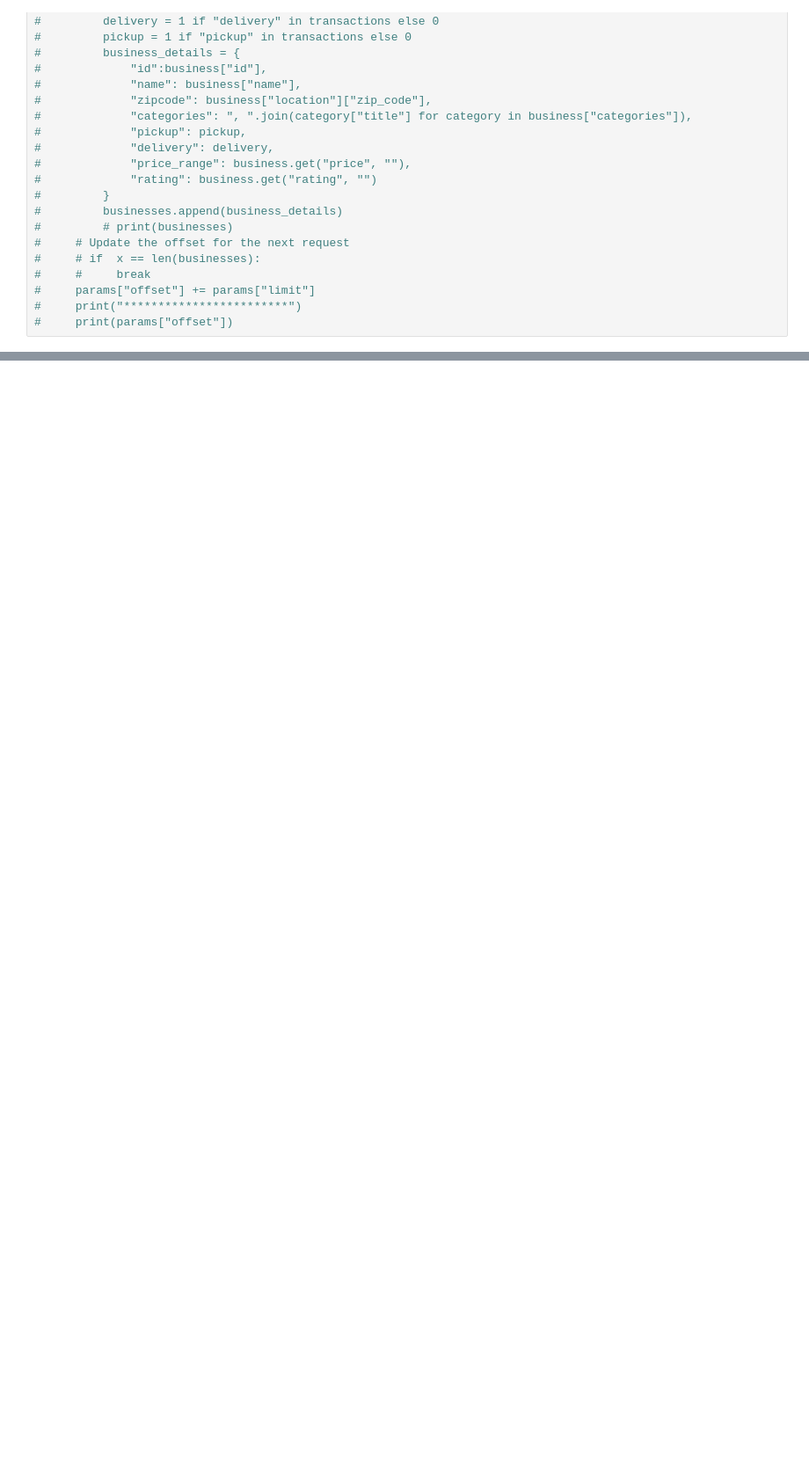
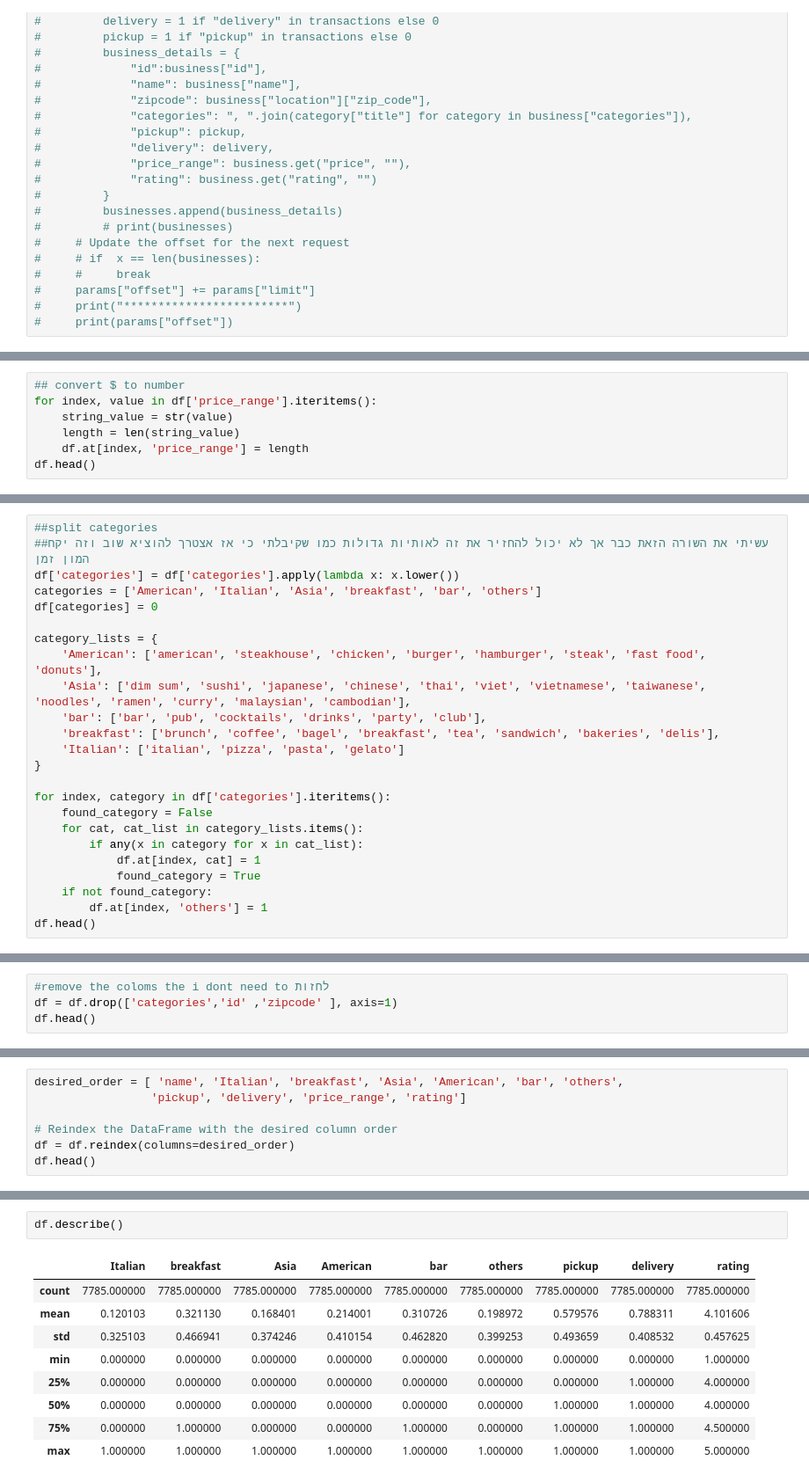
Before and after one commit to NadavMargaliot/Project_Data_Science, a Jupyter notebook: Data Science .ipynb, the cells around one changed output, grey strips where cells are left out. Shown at 88% size. Cells and saved outputs as stored; diff of their text form; blank space fills up the shorter version.

```diff
--- a/Data Science .ipynb
+++ b/Data Science .ipynb
@@ -154,0 +163,7 @@ print(data.get("hours", []))
+# %%
+## convert $ to number
+for index, value in df['price_range'].iteritems():
+    string_value = str(value)
+    length = len(string_value)
+    df.at[index, 'price_range'] = length
+df.head()
@@ -154,0 +177,24 @@ print(data.get("hours", []))
+# %%
+##split categories
+##עשיתי את השורה הזאת כבר אך לא יכול להחזיר את זה לאותיות גדולות כמו שקיבלתי כי אז אצטרך להוציא שוב וזה יקח המון זמן
+df['categories'] = df['categories'].apply(lambda x: x.lower())
+categories = ['American', 'Italian', 'Asia', 'breakfast', 'bar', 'others']
+df[categories] = 0
+
+category_lists = {
+    'American': ['american', 'steakhouse', 'chicken', 'burger', 'hamburger', 'steak', 'fast food', 'donuts'],
+    'Asia': ['dim sum', 'sushi', 'japanese', 'chinese', 'thai', 'viet', 'vietnamese', 'taiwanese', 'noodles', 'ramen', 'curry', 'malaysian', 'cambodian'],
+    'bar': ['bar', 'pub', 'cocktails', 'drinks', 'party', 'club'],
+    'breakfast': ['brunch', 'coffee', 'bagel', 'breakfast', 'tea', 'sandwich', 'bakeries', 'delis'],
+    'Italian': ['italian', 'pizza', 'pasta', 'gelato']
+}
+
+for index, category in df['categories'].iteritems():
+    found_category = False
+    for cat, cat_list in category_lists.items():
+        if any(x in category for x in cat_list):
+            df.at[index, cat] = 1
+            found_category = True
+    if not found_category:
+        df.at[index, 'others'] = 1
+df.head()
@@ -154,0 +208,4 @@ print(data.get("hours", []))
+# %%
+#remove the coloms the i dont need to לחזות
+df = df.drop(['categories','id' ,'zipcode' ], axis=1)
+df.head()
@@ -154,0 +219,7 @@ print(data.get("hours", []))
+# %%
+desired_order = [ 'name', 'Italian', 'breakfast', 'Asia', 'American', 'bar', 'others',
+                 'pickup', 'delivery', 'price_range', 'rating']
+
+# Reindex the DataFrame with the desired column order
+df = df.reindex(columns=desired_order)
+df.head()
@@ -154,0 +257,12 @@ print(data.get("hours", []))
+# %%
+df.describe()
+# %% [output]
+|  | Italian | breakfast | Asia | American | bar | others | pickup | delivery | rating |
+| count | 7785.000000 | 7785.000000 | 7785.000000 | 7785.000000 | 7785.000000 | 7785.000000 | 7785.000000 | 7785.000000 | 7785.000000 |
+| mean | 0.120103 | 0.321130 | 0.168401 | 0.214001 | 0.310726 | 0.198972 | 0.579576 | 0.788311 | 4.101606 |
+| std | 0.325103 | 0.466941 | 0.374246 | 0.410154 | 0.462820 | 0.399253 | 0.493659 | 0.408532 | 0.457625 |
+| min | 0.000000 | 0.000000 | 0.000000 | 0.000000 | 0.000000 | 0.000000 | 0.000000 | 0.000000 | 1.000000 |
+| 25% | 0.000000 | 0.000000 | 0.000000 | 0.000000 | 0.000000 | 0.000000 | 0.000000 | 1.000000 | 4.000000 |
+| 50% | 0.000000 | 0.000000 | 0.000000 | 0.000000 | 0.000000 | 0.000000 | 1.000000 | 1.000000 | 4.000000 |
+| 75% | 0.000000 | 1.000000 | 0.000000 | 0.000000 | 1.000000 | 0.000000 | 1.000000 | 1.000000 | 4.500000 |
+| max | 1.000000 | 1.000000 | 1.000000 | 1.000000 | 1.000000 | 1.000000 | 1.000000 | 1.000000 | 5.000000 |
```
Also changed, not shown: parts of 18 cells of this notebook.
